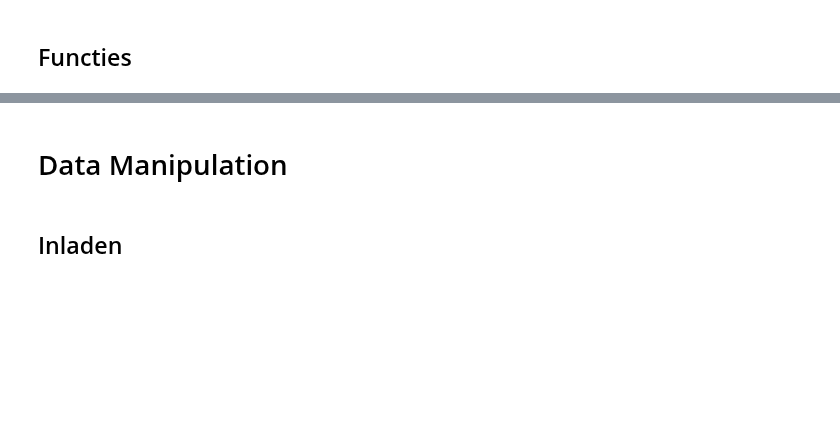
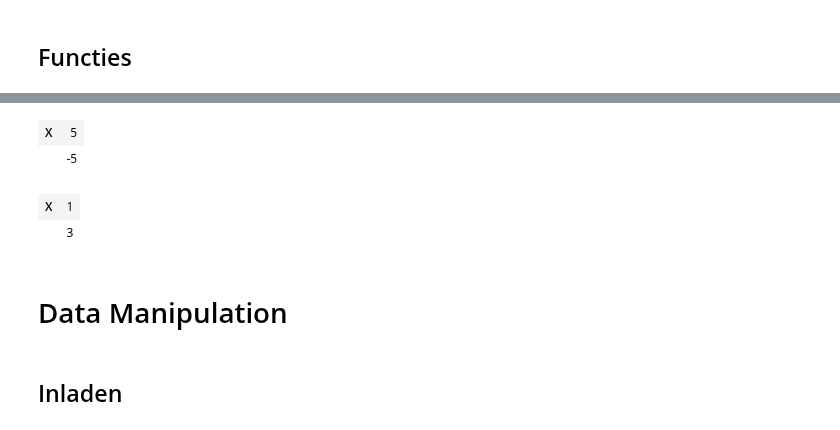
Before and after one commit to darkeclipz/jupyter-notebooks, a Jupyter notebook: Programming/R Tutorial.ipynb, the cells around one changed output, grey strips where cells are left out. Saved outputs shown, nothing was run; the diff lists cells and outputs as text; code cells hidden in the pictures; blank space fills up the shorter version.

```diff
--- a/Programming/R Tutorial.ipynb
+++ b/Programming/R Tutorial.ipynb
@@ -267,9 +301,3 @@ while(x < 5) {
-# %%
-x = 'a'
-switch(x,
-    a = 1,
-    b = 2,
-    c = 3)
 # %% [markdown]
 ## Functies
 # %%
@@ -293,6 +325,26 @@ stdev = function(L) {
 stdev(c(1,2,3,4,5,6,7,8,9))
 # %%
 sd(c(1,2,3,4,5,6,7,8,9))
+# %%
+X = c(1,2,3,4)
+Y = X^2
+# %%
+regressie = function(X, Y) {
+
+    A = cbind(X, rep(1, length(X)))
+    x = solve(t(A) %*% A) %*% t(A) %*% Y # klopt niet
+    (x)
+}
+# %%
+regressie(X, Y)
+# %% [output]
+| X | 5 |
+|  | -5 |
+# %%
+regressie(c(1,2,3), c(4,5,6))
+# %% [output]
+| X | 1 |
+|  | 3 |
 # %% [markdown]
 # Data Manipulation
 # %% [markdown]
```
Also changed, not shown: parts of 17 cells of this notebook, 21 other files.
